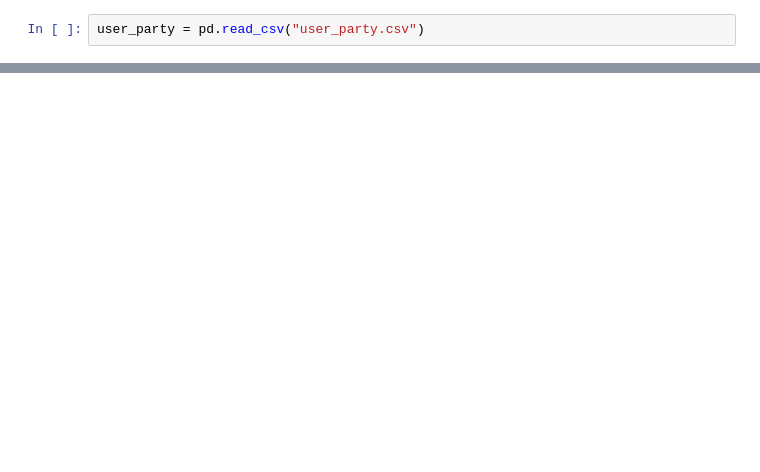
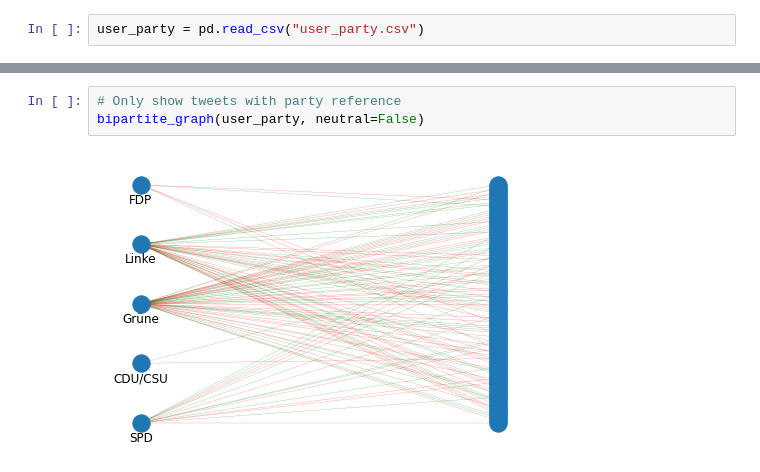
Before and after one commit to bileamScheuvens/BI-Twitter, a Jupyter notebook: graphs.ipynb, the cells around one changed output, grey strips where cells are left out. Drawn from its saved outputs; the diff is of its cells as text; blank space fills up the shorter version.

```diff
--- a/graphs.ipynb
+++ b/graphs.ipynb
@@ -18,0 +23,5 @@ None
+# %%
+# Only show tweets with party reference
+bipartite_graph(user_party, neutral=False)
+# %% [output]
+[figure, added]
```
Also changed, not shown: parts of 6 cells of this notebook.
